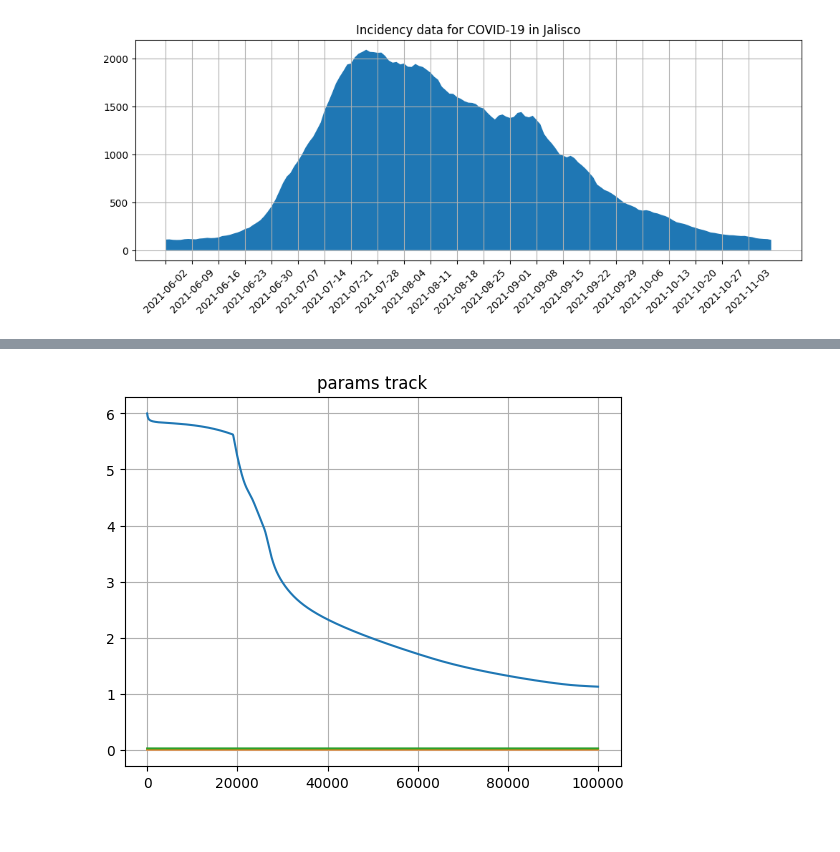
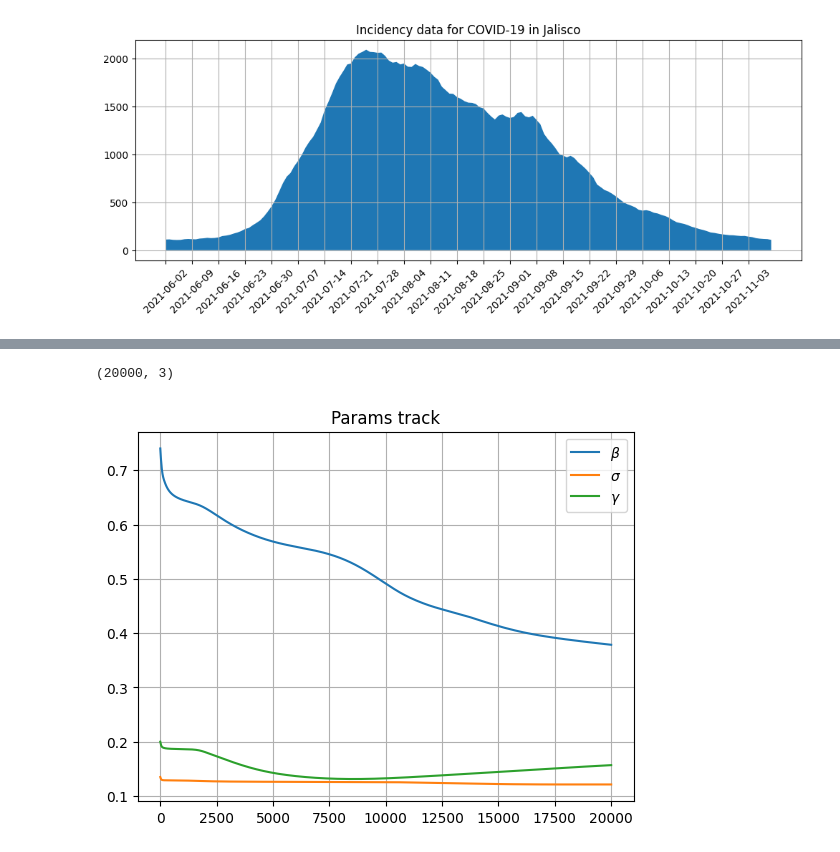
Before and after one commit to AbelPalafox/seir_uq_methods, a Jupyter notebook: main_pinn.ipynb, the cells around one changed output, grey strips where cells are left out. Saved outputs shown, nothing was run; the diff lists cells and outputs as text; code cells hidden in the pictures.

```diff
--- a/main_pinn.ipynb
+++ b/main_pinn.ipynb
@@ -45,12 +57,24 @@ print(x0)
+# %%
+#### Run this cell in case that are loading a previous run
+if reload_flag :
+    model = load(outpath+'/'+out_file)
+    model.outpath = outpath
 # %%
-model = SEIR_PINN(RFF=False)
+if not reload_flag :
+    model = SEIR_PINN(RFF=False)
 # %%
-beta, sigma, gamma = model.run(times,
-                               data,
-                               x0,
-                               params_0 = [6.0, 0.00145, 0.02],
-                               #params_0 = [1.8559243450185814, 1.5257159035856744, 1.516536252764193],
-                               epochs=params['iterations'],
-                               lr=1e-4,
-                               **params)
+if not reload_flag :
+    ini_time = time()
+    beta, sigma, gamma = model.run(times,
+                                data,
+                                x0,
+                                params_0 = [0.74, 0.135, 0.2],
+                                #params_0 = [6.0, 0.01, 0.2],
+                                #params_0 = [1.8559243450185814, 1.5257159035856744, 1.516536252764193],
+                                epochs=params['iterations'],
+                                lr=1e-3,
+                                **params)
+    end_time = time()
+    print(f'Elapsed time: {end_time - ini_time}')
+    dump(model, outpath+'/'+out_file)
 # %% [output]
@@ -98,13 +147,18 @@ plt.show()
 # %%
 params_track = np.exp(np.array(model.params_track))
-
+print(params_track.shape)
 plt.figure()
-plt.plot(params_track)
+plt.plot(params_track[:,0], label=r'$\beta$')
+plt.plot(params_track[:,1], label=r'$\sigma$')
+plt.plot(params_track[:,2], label=r'$\gamma$')
+plt.legend()
 plt.grid()
-plt.title('params track')
+plt.title('Params track')
+plt.savefig(outpath+'/params_track.png',dpi=300)
 plt.show()
 # %% [output]
+(20000, 3)
-[figure, old version]
+[figure, new version]
 # %%
 print(x0)
 print(beta,sigma,gamma)
```
Also changed, not shown: parts of 14 cells of this notebook, 28 other files.
